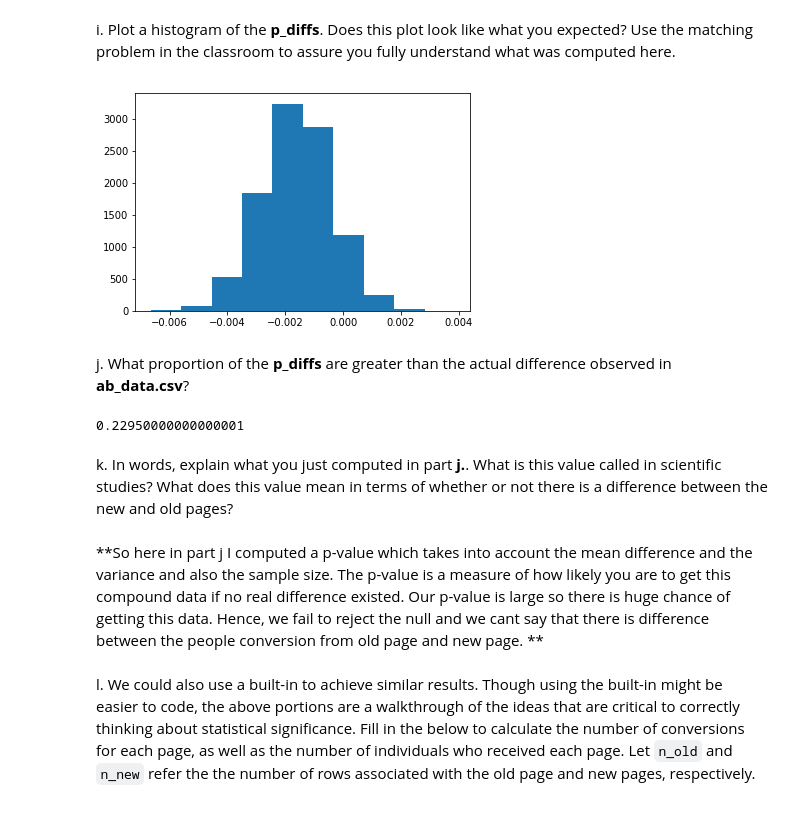
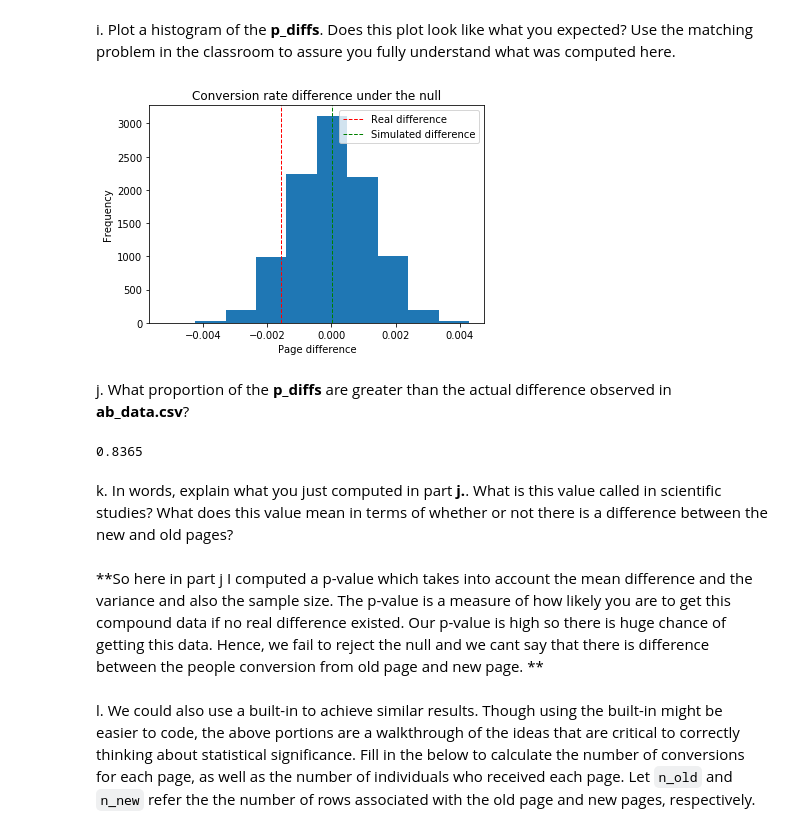
Before and after one commit to VrushM/AB_testing, a Jupyter notebook: Analyze_ab_test_results_notebook.ipynb, the cells around one changed output. Cells and saved outputs as stored; diff of their text form; code cells hidden in the pictures.

```diff
--- a/Analyze_ab_test_results_notebook.ipynb
+++ b/Analyze_ab_test_results_notebook.ipynb
@@ -198,0 +212,3 @@ p_new
+# %%
+diff = p_new - p_old
+diff    #not under null
@@ -220,6 +238,6 @@ n_old
 # %% [markdown]
 e. Simulate $n_{new}$ transactions with a convert rate of $p_{new}$ under the null.  Store these $n_{new}$ 1's and 0's in **new_page_converted**.
 # %%
-new_page_converted = np.random.binomial(n_new,p_new)
-new_page_converted
+new_page_converted = np.random.choice([1, 0], size=n_new, p=[p_mean,(1-p_mean)])
+new_page_converted.mean()
 # %% [output]
@@ -230,0 +247,3 @@ old_page_converted = np.random.binomial(n_old,p_old)
+# %%
+old_page_converted = np.random.choice([1, 0], size=n_old, p=[p_mean, (1-p_mean)])
+old_page_converted.mean()
@@ -238,29 +259,37 @@ act_dif
 # %% [markdown]
 h. Simulate 10,000 $p_{new}$ - $p_{old}$ values using this same process similarly to the one you calculated in parts **a. through g.** above.  Store all 10,000 values in **p_diffs**.
 # %%
-p_diffs = []
+p_diffs = []    #simulating the values 10000 times
 for i in range(10000):
-    new_page_converted = np.random.binomial(n_new,p_new)
-    old_page_converted = np.random.binomial(n_old,p_old)
-    diff = new_page_converted/n_new - old_page_converted/n_old
+    new_page_converted = np.random.choice([1, 0], size=n_new, p=[p_mean, (1-p_mean)])
+    old_page_converted = np.random.choice([1, 0], size=n_old, p=[p_mean, (1-p_mean)])
+    diff = new_page_converted.mean() - old_page_converted.mean()
     p_diffs.append(diff)
 # %% [markdown]
 i. Plot a histogram of the **p_diffs**.  Does this plot look like what you expected?  Use the matching problem in the classroom to assure you fully understand what was computed here.
-# %%
-plt.hist(p_diffs);
-# %% [output]
-[figure, removed]
+# %%
+plt.hist(p_diffs);   #plotting histogram of the values in p_diffs
+plt.title('Conversion rate difference under the null')
+plt.xlabel('Page difference')
+plt.ylabel('Frequency')
+plt.axvline(x=(p_new-p_old), color='r', linestyle='dashed', linewidth=1, label="Real difference")
+plt.axvline(x=(np.array(p_diffs).mean()), color='g', linestyle='dashed', linewidth=1, label="Simulated difference")
+plt.legend()
+plt.show()
+# %% [output]
+[figure, added]
 # %% [markdown]
 j. What proportion of the **p_diffs** are greater than the actual difference observed in **ab_data.csv**?
-# %%
-p_diffs = np.array(p_diffs)
-(p_diffs > act_dif).mean()
-# %% [output]
-0.22950000000000001
+# %%
+greater_values = [i for i in p_diffs if i > diff]  #calculating values greater than the actuall diff we calculated before.
+actual_diff = len(greater_values)/len(p_diffs)
+actual_diff
+# %% [output]
+0.8365
 # %% [markdown]
 k. In words, explain what you just computed in part **j.**.  What is this value called in scientific studies?  What does this value mean in terms of whether or not there is a difference between the new and old pages?
 # %% [markdown]
-**So here in part j I computed a p-value which takes into account the mean difference and the variance and also the sample size. The p-value is a measure of how likely you are to get this compound data if no real difference existed. Our p-value is large so there is huge chance of getting this data. Hence, we fail to reject the null and we cant say that there is difference between the people conversion from old page and new page. **
+**So here in part j I computed a p-value which takes into account the mean difference and the variance and also the sample size. The p-value is a measure of how likely you are to get this compound data if no real difference existed. Our p-value is high so there is huge chance of getting this data. Hence, we fail to reject the null and we cant say that there is difference between the people conversion from old page and new page. **
 # %% [markdown]
 l. We could also use a built-in to achieve similar results.  Though using the built-in might be easier to code, the above portions are a walkthrough of the ideas that are critical to correctly thinking about statistical significance. Fill in the below to calculate the number of conversions for each page, as well as the number of individuals who received each page. Let `n_old` and `n_new` refer the the number of rows associated with the old page and new pages, respectively.
 # %%
```
Also changed, not shown: parts of 49 cells of this notebook.
